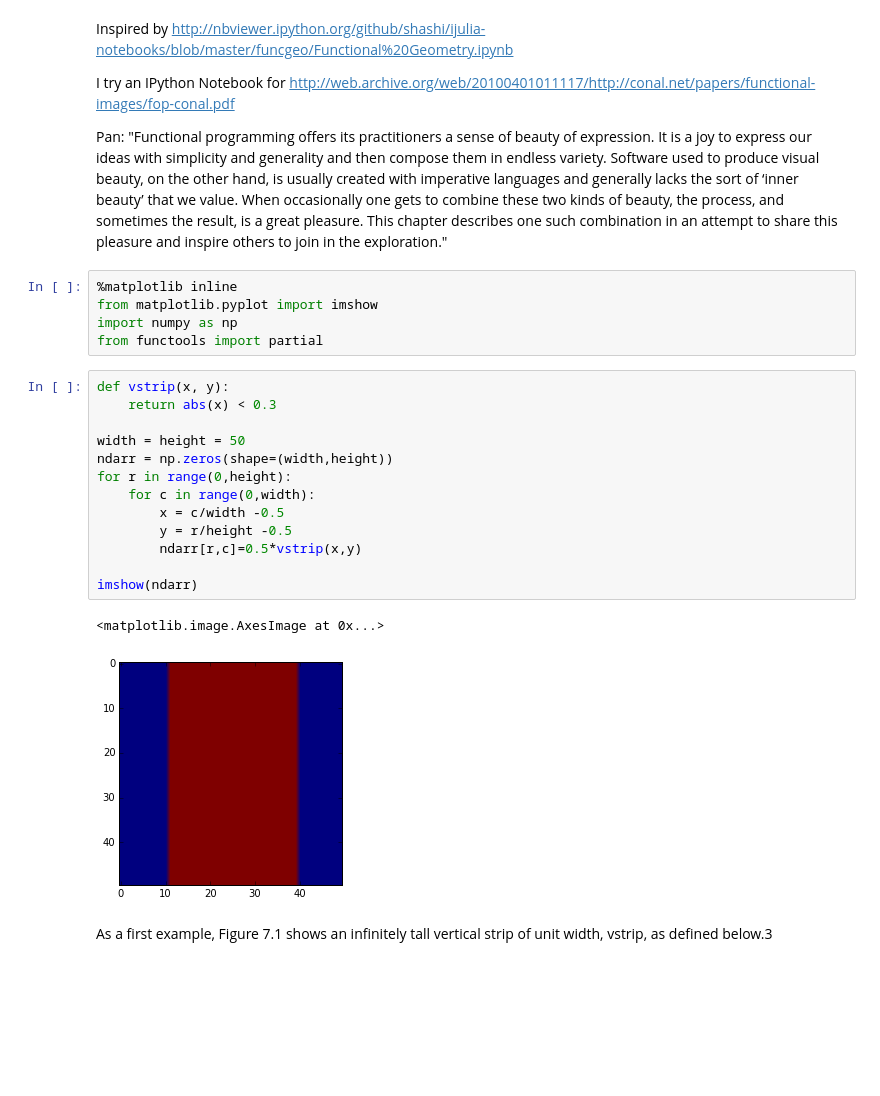
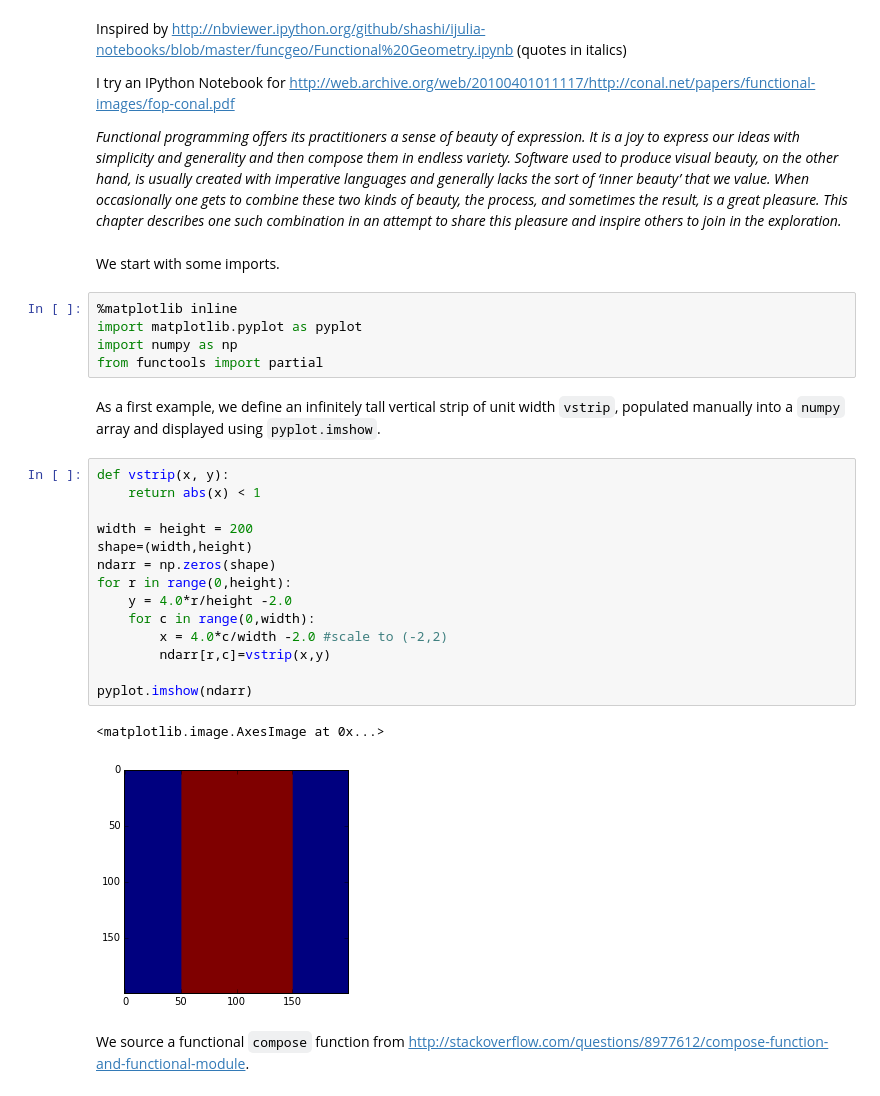
Before and after one commit to terryspitz/ipython_notebooks, a Jupyter notebook: Pan - Functional Images.ipynb, the cells around one changed output. Drawn from its saved outputs; the diff is of its cells as text; blank space fills up the shorter version.

```diff
--- a/Pan - Functional Images.ipynb
+++ b/Pan - Functional Images.ipynb
@@ -1,37 +1,42 @@
 # %% [markdown]
-Inspired by http://nbviewer.ipython.org/github/shashi/ijulia-notebooks/blob/master/funcgeo/Functional%20Geometry.ipynb
+Inspired by http://nbviewer.ipython.org/github/shashi/ijulia-notebooks/blob/master/funcgeo/Functional%20Geometry.ipynb (quotes in italics)
 
 I try an IPython Notebook for http://web.archive.org/web/20100401011117/http://conal.net/papers/functional-images/fop-conal.pdf
 
-Pan: "Functional programming offers its practitioners a sense of beauty of expression.
+*Functional programming offers its practitioners a sense of beauty of expression.
 It is a joy to express our ideas with simplicity and generality and then
 compose them in endless variety. Software used to produce visual beauty,
 on the other hand, is usually created with imperative languages and generally
 lacks the sort of ‘inner beauty’ that we value. When occasionally one gets to
 combine these two kinds of beauty, the process, and sometimes the result, is
 a great pleasure. This chapter describes one such combination in an attempt
-to share this pleasure and inspire others to join in the exploration."
+to share this pleasure and inspire others to join in the exploration.*
+# %% [markdown]
+We start with some imports.
 # %%
 %matplotlib inline
-from matplotlib.pyplot import imshow
+import matplotlib.pyplot as pyplot
 import numpy as np
 from functools import partial
+# %% [markdown]
+As a first example, we define an infinitely tall vertical strip of unit
+width `vstrip`, populated manually into a `numpy` array and displayed using `pyplot.imshow`.
 # %%
 def vstrip(x, y):
-    return abs(x) < 0.3
+    return abs(x) < 1
 
-width = height = 50
-ndarr = np.zeros(shape=(width,height))
+width = height = 200
+shape=(width,height)
+ndarr = np.zeros(shape)
 for r in range(0,height):
+    y = 4.0*r/height -2.0
     for c in range(0,width):
-        x = c/width -0.5
-        y = r/height -0.5
-        ndarr[r,c]=0.5*vstrip(x,y)
+        x = 4.0*c/width -2.0 #scale to (-2,2)
+        ndarr[r,c]=vstrip(x,y)
 
-imshow(ndarr)
+pyplot.imshow(ndarr)
 # %% [output]
 <matplotlib.image.AxesImage at 0x...>
-[figure, old version]
+[figure, new version]
-# %% [markdown]
-As a first example, Figure 7.1 shows an infinitely tall vertical strip of unit
-width, vstrip, as defined below.3
+# %% [markdown]
+We source a functional `compose` function from http://stackoverflow.com/questions/8977612/compose-function-and-functional-module.
```
Also changed, not shown: parts of 12 cells of this notebook, 1 other file.
